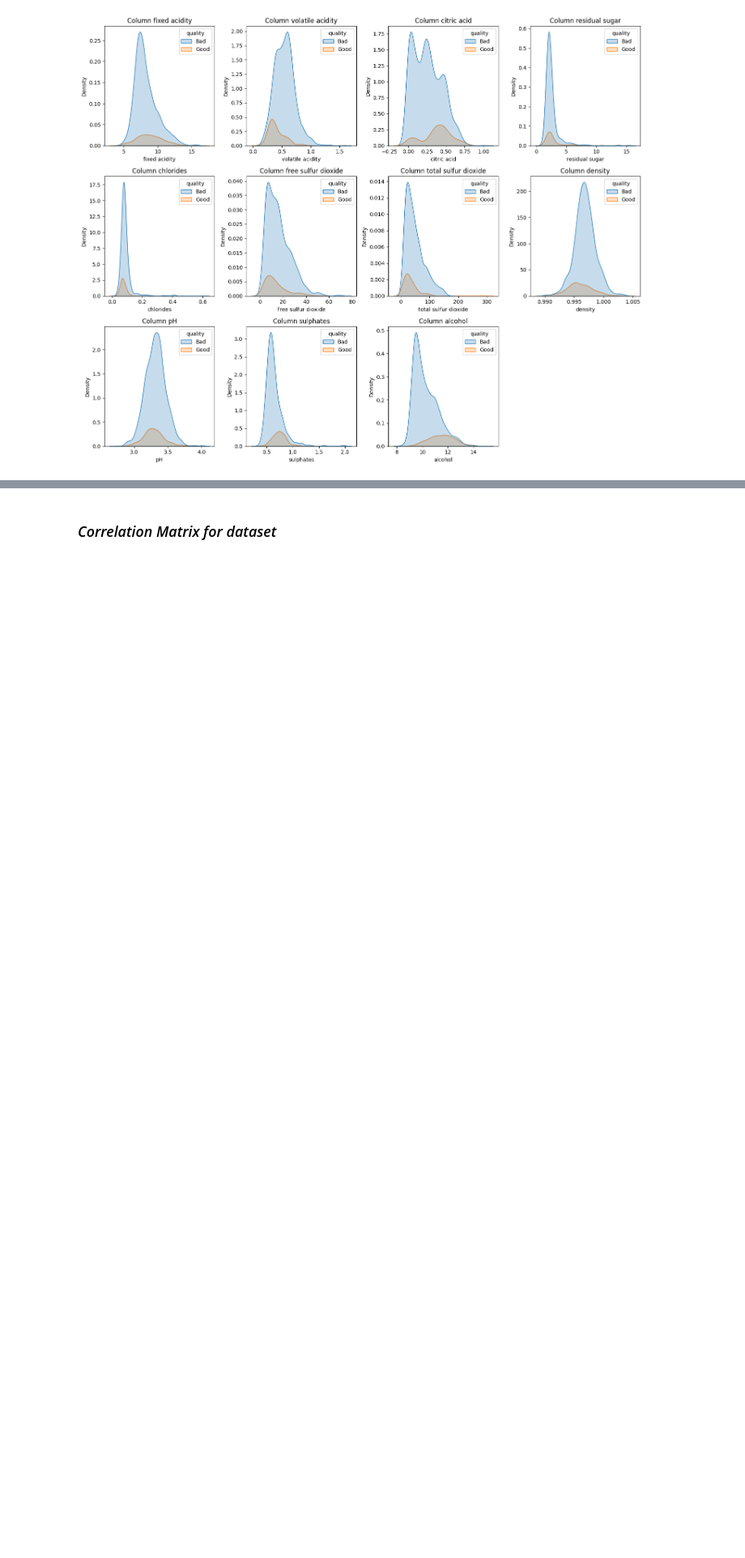
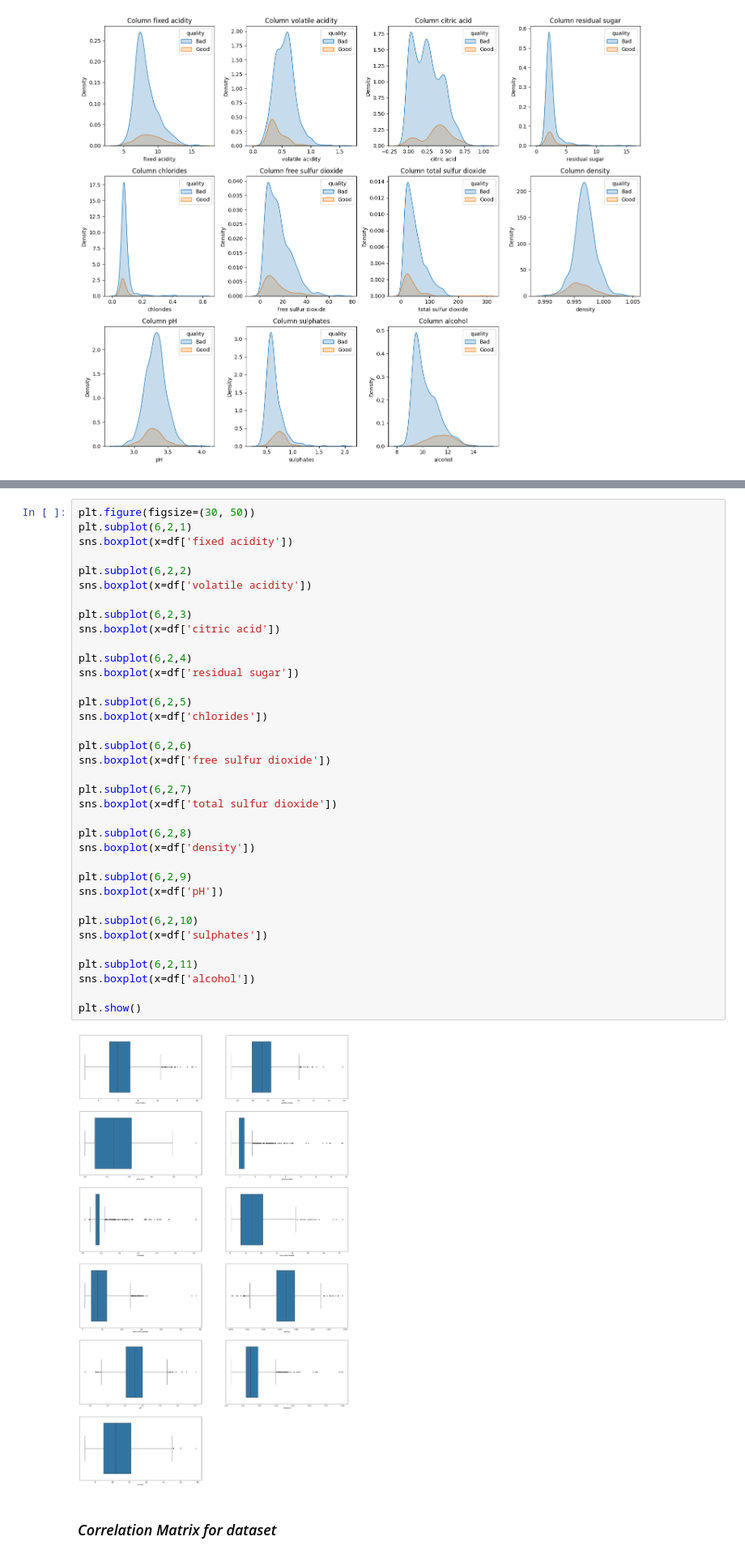
Before and after one commit to 176deepak/red-wine, a Jupyter notebook: Notebooks/Exploratory_Analysis.ipynb, the cells around one changed output, grey strips where cells are left out. Shown: that part at 81% size. Cells and saved outputs as stored; diff of their text form; blank space fills up the shorter version.

```diff
--- a/Notebooks/Exploratory_Analysis.ipynb
+++ b/Notebooks/Exploratory_Analysis.ipynb
@@ -260,3 +240,41 @@ sns.boxplot(x=df['fixed acidity'])
+# %%
+plt.figure(figsize=(30, 50))
+plt.subplot(6,2,1)
+sns.boxplot(x=df['fixed acidity'])
+
+plt.subplot(6,2,2)
+sns.boxplot(x=df['volatile acidity'])
+
+plt.subplot(6,2,3)
+sns.boxplot(x=df['citric acid'])
+
+plt.subplot(6,2,4)
+sns.boxplot(x=df['residual sugar'])
+
+plt.subplot(6,2,5)
+sns.boxplot(x=df['chlorides'])
+
+plt.subplot(6,2,6)
+sns.boxplot(x=df['free sulfur dioxide'])
+
+plt.subplot(6,2,7)
+sns.boxplot(x=df['total sulfur dioxide'])
+
+plt.subplot(6,2,8)
+sns.boxplot(x=df['density'])
+
+plt.subplot(6,2,9)
+sns.boxplot(x=df['pH'])
+
+plt.subplot(6,2,10)
+sns.boxplot(x=df['sulphates'])
+
+plt.subplot(6,2,11)
+sns.boxplot(x=df['alcohol'])
+
+plt.show()
+# %% [output]
+[figure, added]
 # %% [markdown]
 ### *Correlation Matrix for dataset*
 # %%
```
Also changed, not shown: parts of 3 cells of this notebook, 4 other files.
